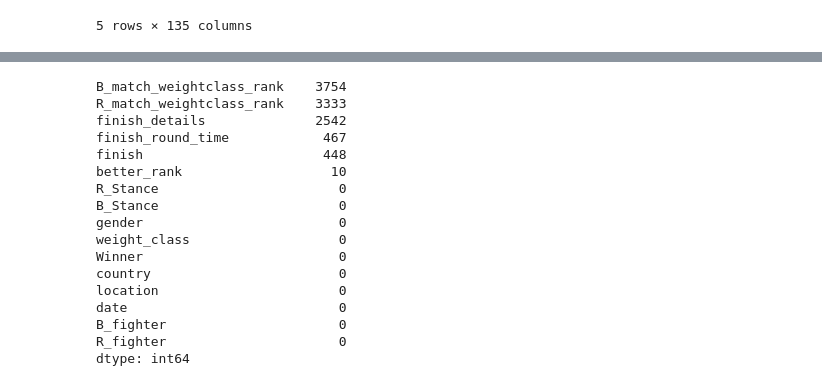
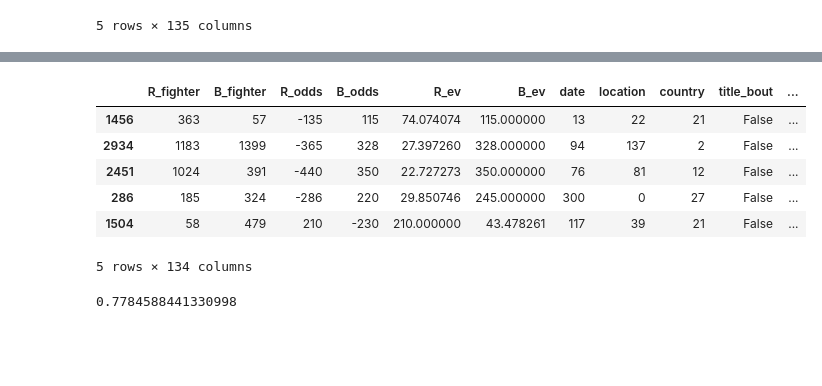
Before and after one commit to nickmangarella/ufc-predictive-model, a Jupyter notebook: ufc-random-forest-0fill.ipynb, the cells around one changed output, grey strips where cells are left out. Saved outputs shown, nothing was run; the diff lists cells and outputs as text; code cells hidden in the pictures; blank space fills up the shorter version.

Commit message:
random forest with 0 results

```diff
--- a/ufc-random-forest-0fill-lr.ipynb
+++ b/ufc-random-forest-0fill.ipynb
@@ -102,20 +76,29 @@ cat_col
-# %%
-df[cat_col].isnull().sum().sort_values(ascending=False)
-# %% [output]
-B_match_weightclass_rank    3754
-R_match_weightclass_rank    3333
-finish_details              2542
-finish_round_time            467
-finish                       448
-better_rank                   10
-R_Stance                       0
-B_Stance                       0
-gender                         0
-weight_class                   0
-Winner                         0
-country                        0
-location                       0
-date                           0
-B_fighter                      0
-R_fighter                      0
-dtype: int64
+# %%
+# Set features
+X = df.drop(["Winner"], axis=1)
+y = df["Winner"]
+
+feature_names = X.columns
+# %%
+# Label Encode non numeric columns
+label_encoder = LabelEncoder()
+non_numeric = [i for i in X.columns if X[i].dtypes == 'object']
+label_encoder.fit(y)
+encoded_y = label_encoder.transform(y)
+
+for i in X[non_numeric]:
+    X[i] = label_encoder.fit_transform(X[i].astype(str))
+# %%
+#train
+
+X_train, X_test, y_train, y_test = train_test_split(X, encoded_y, random_state=42)
+
+X_train.head()
+# %% [output]
+|  | R_fighter | B_fighter | R_odds | B_odds | R_ev | B_ev | date | location | country | title_bout | ... |
+| 1456 | 363 | 57 | -135 | 115 | 74.074074 | 115.000000 | 13 | 22 | 21 | False | ... |
+| 2934 | 1183 | 1399 | -365 | 328 | 27.397260 | 328.000000 | 94 | 137 | 2 | False | ... |
+| 2451 | 1024 | 391 | -440 | 350 | 22.727273 | 350.000000 | 76 | 81 | 12 | False | ... |
+| 286 | 185 | 324 | -286 | 220 | 29.850746 | 245.000000 | 300 | 0 | 27 | False | ... |
+| 1504 | 58 | 479 | 210 | -230 | 210.000000 | 43.478261 | 117 | 39 | 21 | False | ... |
+5 rows × 134 columns
@@ -121,0 +109,5 @@ dtype: int64
+# %%
+# Get Score
+print(rfc.score(X_test, y_test))
+# %% [output]
+0.7784588441330998
```
Also changed, not shown: parts of 13 cells of this notebook.
